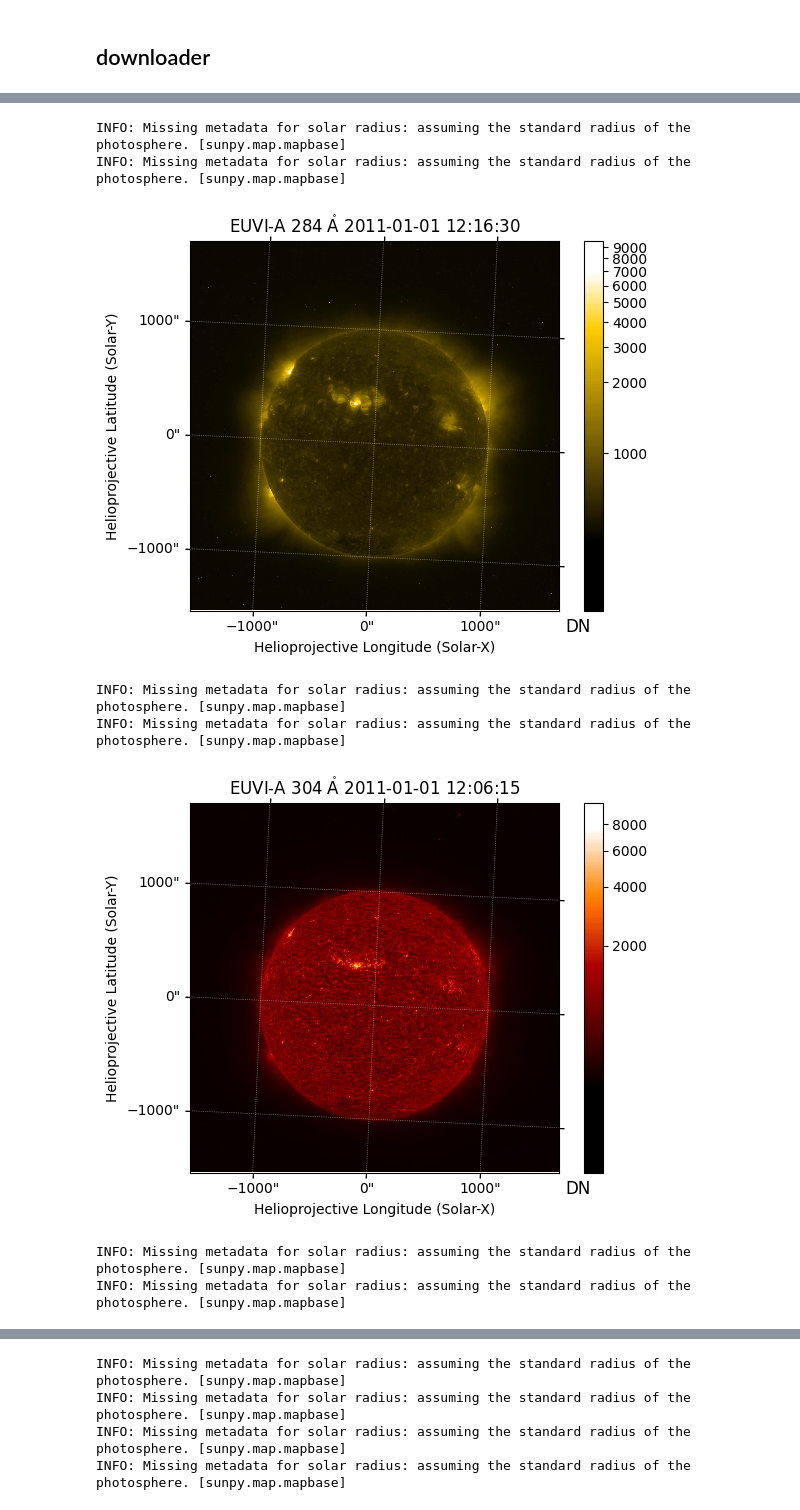
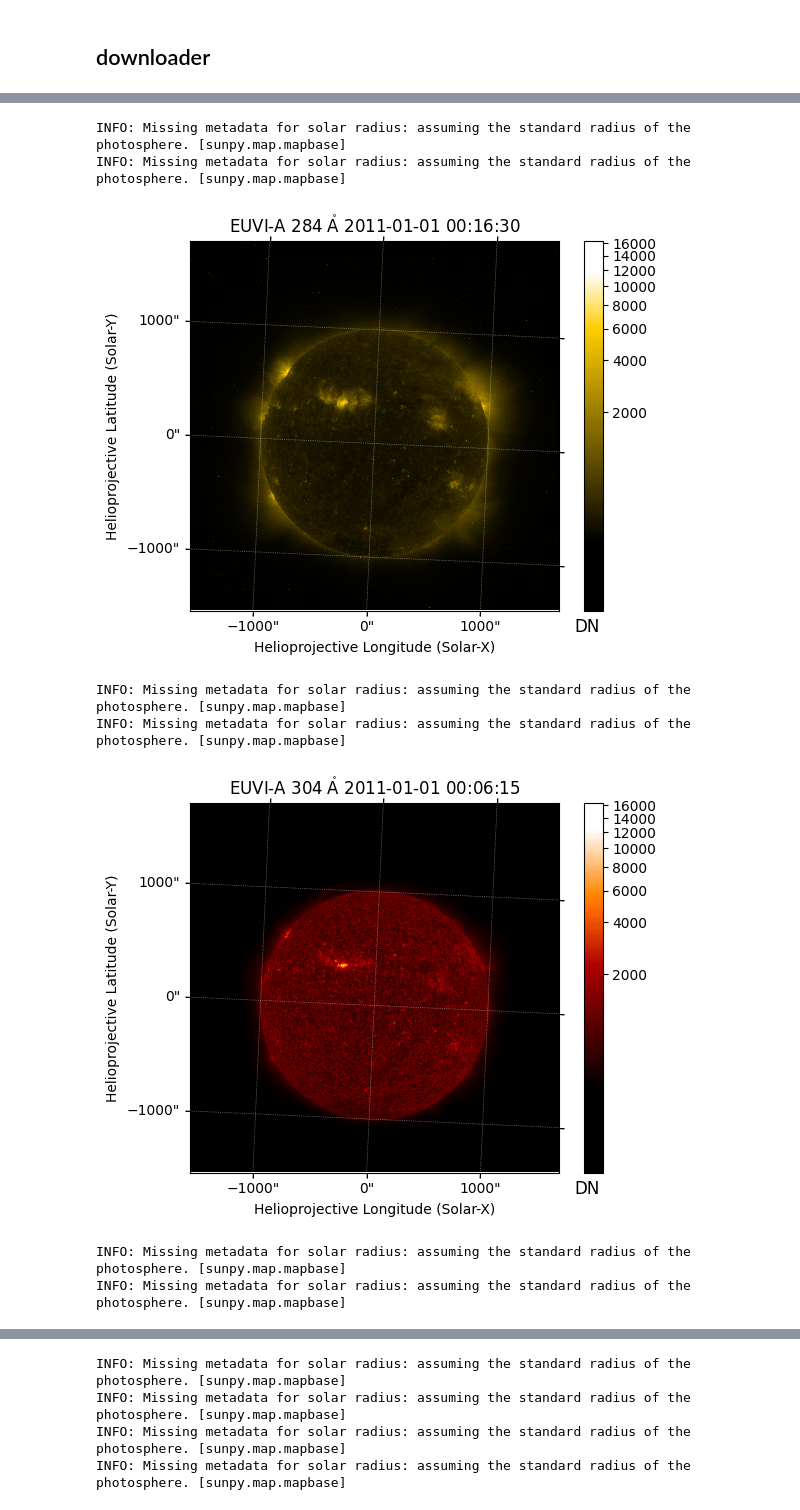
Before and after one commit to mgjeon/InstrumentToInstrument, a Jupyter notebook: examples/download/download_stereo_secchi_euvi.ipynb, the cells around one changed output, grey strips where cells are left out. Drawn from its saved outputs; the diff is of its cells as text; code cells hidden in the pictures.

```diff
--- a/examples/download/download_stereo_secchi_euvi.ipynb
+++ b/examples/download/download_stereo_secchi_euvi.ipynb
@@ -251,7 +261,7 @@ dl = Path(ds_path)
 
 for src in ["a", "b"]:
     for wl in downloader.wavelengths:
-        file = dl / src / str(wl) / f"{start_date}T120000.fits"
+        file = sorted((dl / src / str(wl)).glob("*fits"))[0]
         smap = Map(file)
         smap.peek()
 # %% [output]
@@ -264,8 +274,8 @@ INFO: Missing metadata for solar radius: assuming the standard radius of the pho
 INFO: Missing metadata for solar radius: assuming the standard radius of the photosphere. [sunpy.map.mapbase]
 INFO: Missing metadata for solar radius: assuming the standard radius of the photosphere. [sunpy.map.mapbase]
-[figure, old version]
+[figure, new version]
 INFO: Missing metadata for solar radius: assuming the standard radius of the photosphere. [sunpy.map.mapbase]
 INFO: Missing metadata for solar radius: assuming the standard radius of the photosphere. [sunpy.map.mapbase]
-[figure, old version]
+[figure, new version]
 INFO: Missing metadata for solar radius: assuming the standard radius of the photosphere. [sunpy.map.mapbase]
 INFO: Missing metadata for solar radius: assuming the standard radius of the photosphere. [sunpy.map.mapbase]
```
Also changed, not shown: parts of 5 cells of this notebook, 8 other files.
